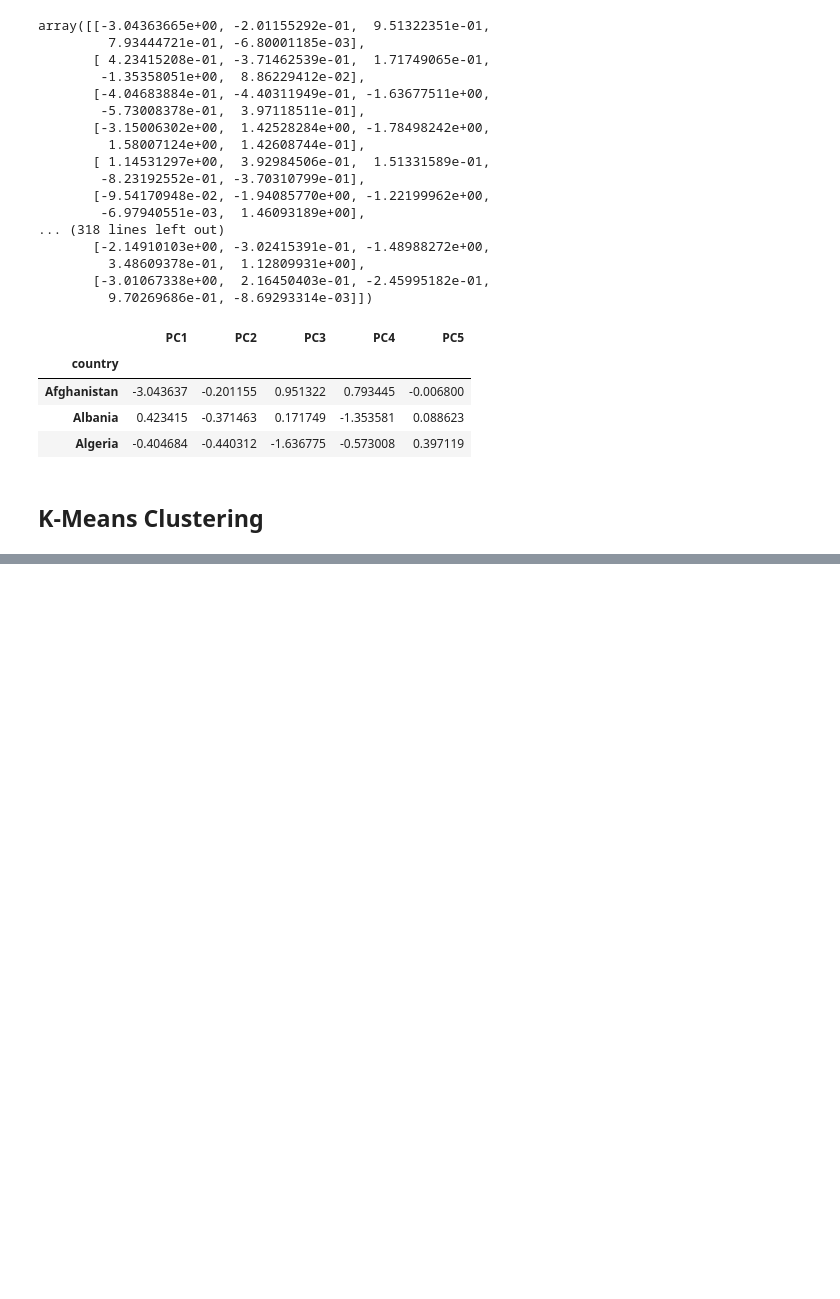
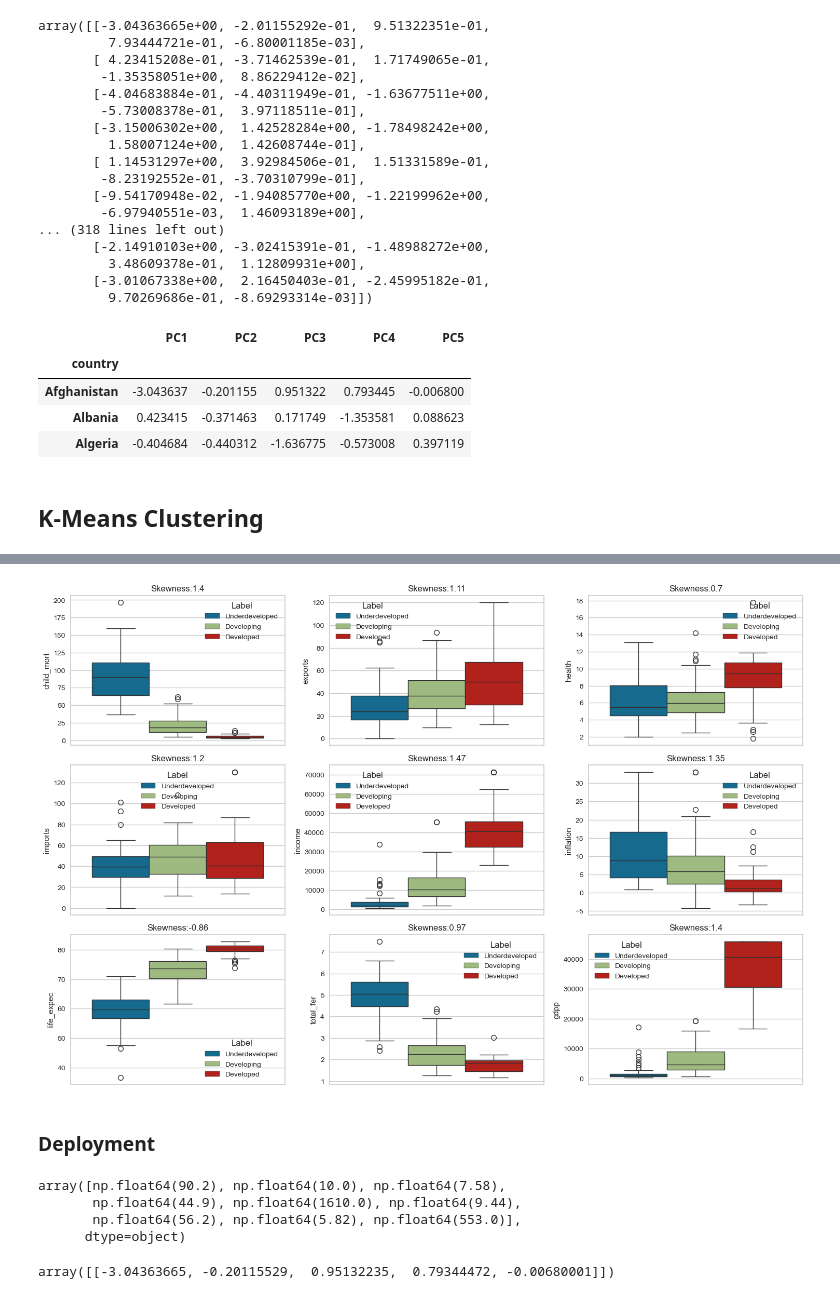
Before and after one commit to RohitRathore25/HELP-NGO-CountryData-Clustering, a Jupyter notebook: HELP NGO Clustering.ipynb, the cells around one changed output, grey strips where cells are left out. Drawn from its saved outputs; the diff is of its cells as text; code cells hidden in the pictures; blank space fills up the shorter version.

```diff
--- a/HELP NGO Clustering.ipynb
+++ b/HELP NGO Clustering.ipynb
@@ -188,0 +258,4 @@ Kelbow.show()
+# %%
+# To have business understanding lets the labels on original dataset
+data['Label'] = labels
+data.head(2)
@@ -188,0 +277,4 @@ Kelbow.show()
+# %%
+data['Label'] = data['Label'].map({0:"Developing",
+                                   1:'Developed',
+                                   2:'Underdeveloped'})
@@ -188,0 +327,14 @@ Kelbow.show()
+# %%
+t=1
+plt.figure(figsize=(15,10))
+for i in data.columns:
+    if i != 'Label':
+        plt.subplot(3,3,t)
+        sns.boxplot(data=data,y=i,hue='Label',palette=['b','g','r'])
+        plt.title(f'Skewness:{round(data[i].skew(),2)}')
+        t+=1
+
+plt.tight_layout()
+plt.show()
+# %% [output]
+[figure, added]
@@ -188,0 +351,15 @@ Kelbow.show()
+# %% [markdown]
+### Deployment
+# %%
+input_data = data.iloc[0,:-1].values
+input_data
+# %% [output]
+array([np.float64(90.2), np.float64(10.0), np.float64(7.58),
+       np.float64(44.9), np.float64(1610.0), np.float64(9.44),
+       np.float64(56.2), np.float64(5.82), np.float64(553.0)],
+      dtype=object)
+# %%
+final_input_data = pipeline.transform([input_data])
+final_input_data
+# %% [output]
+array([[-3.04363665, -0.20115529,  0.95132235,  0.79344472, -0.00680001]])
```
Also changed, not shown: parts of 28 cells of this notebook, 4 other files.
